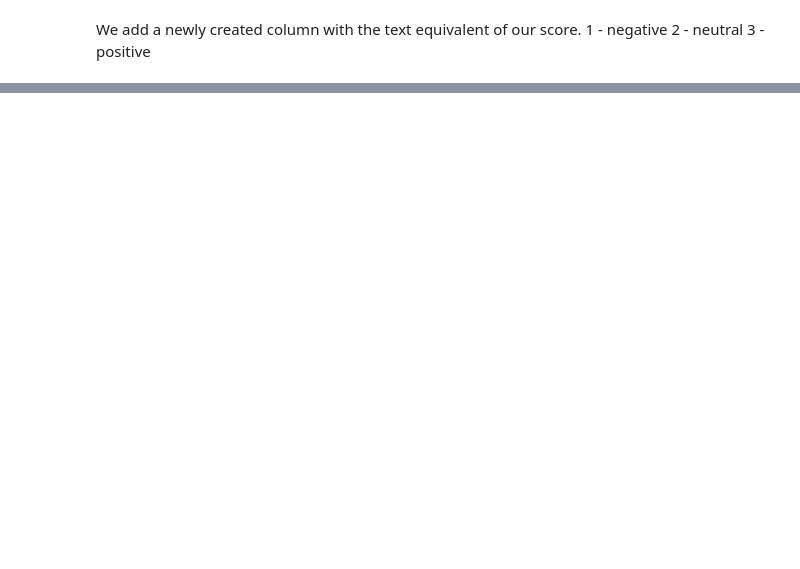
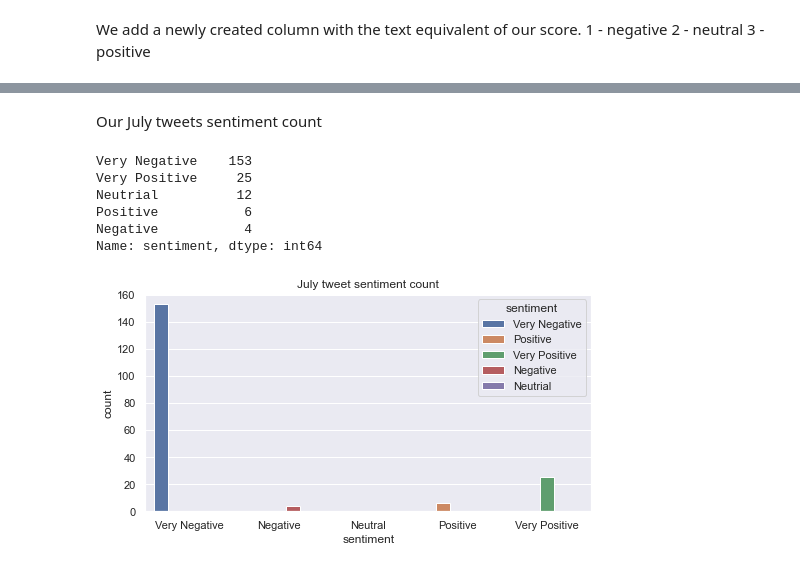
Before and after one commit to InnocentAnyaele/sentiment-analysis-on-elevy-tweets, a Jupyter notebook: main.ipynb, the cells around one changed output, grey strips where cells are left out. Saved outputs shown, nothing was run; the diff lists cells and outputs as text; code cells hidden in the pictures; blank space fills up the shorter version.

```diff
--- a/main.ipynb
+++ b/main.ipynb
@@ -250,0 +341,15 @@ sentiment_count_chart.get_figure().savefig('sentiment_count_chart.png')
+# %% [markdown]
+Our July tweets sentiment count
+# %%
+print(july_df['sentiment'].value_counts())
+july_count = sns.countplot(x='sentiment', data=july_df, hue='sentiment', order=['Very Negative', 'Negative', 'Neutral', 'Positive', 'Very Positive'])
+july_count.set(title = 'July tweet sentiment count')
+july_count.get_figure().savefig('july_count.png')
+# %% [output]
+Very Negative    153
+Very Positive     25
+Neutrial          12
+Positive           6
+Negative           4
+Name: sentiment, dtype: int64
+[figure, added]
```
Also changed, not shown: parts of 20 cells of this notebook, 11 other files.
